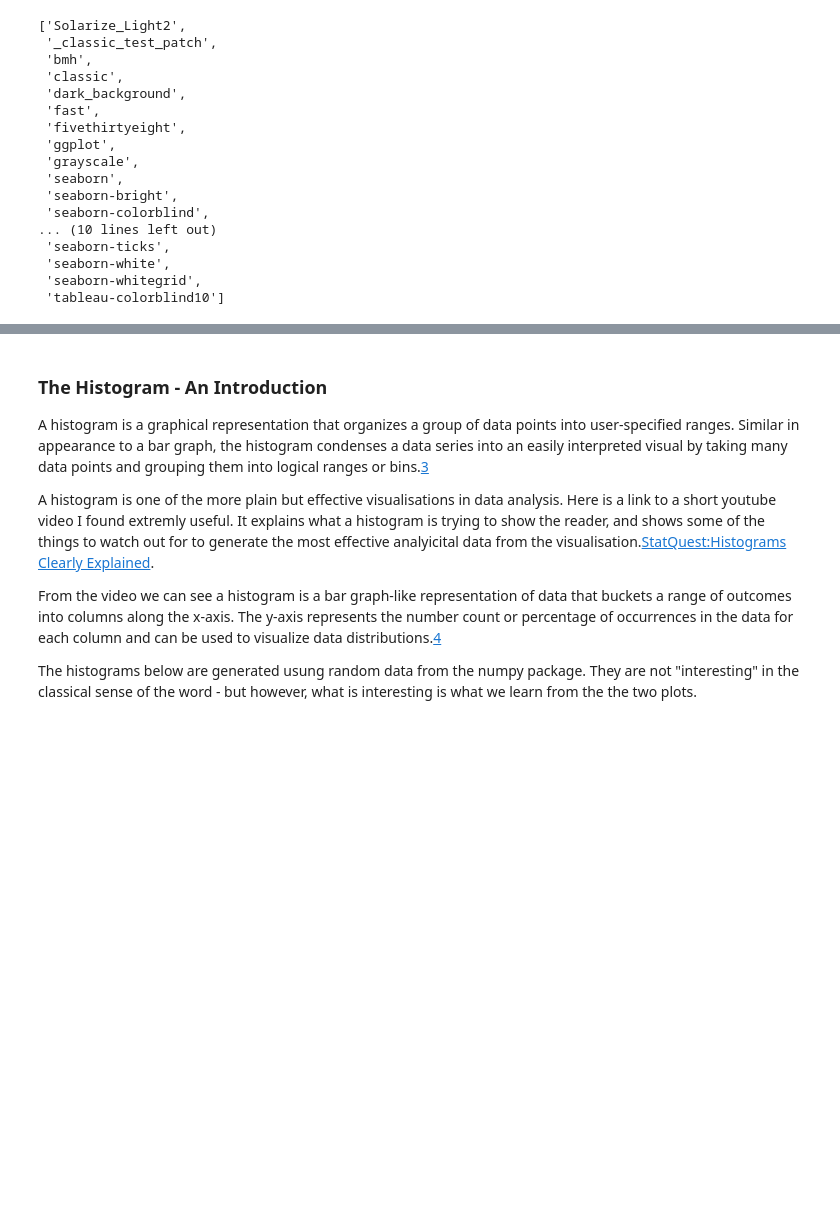
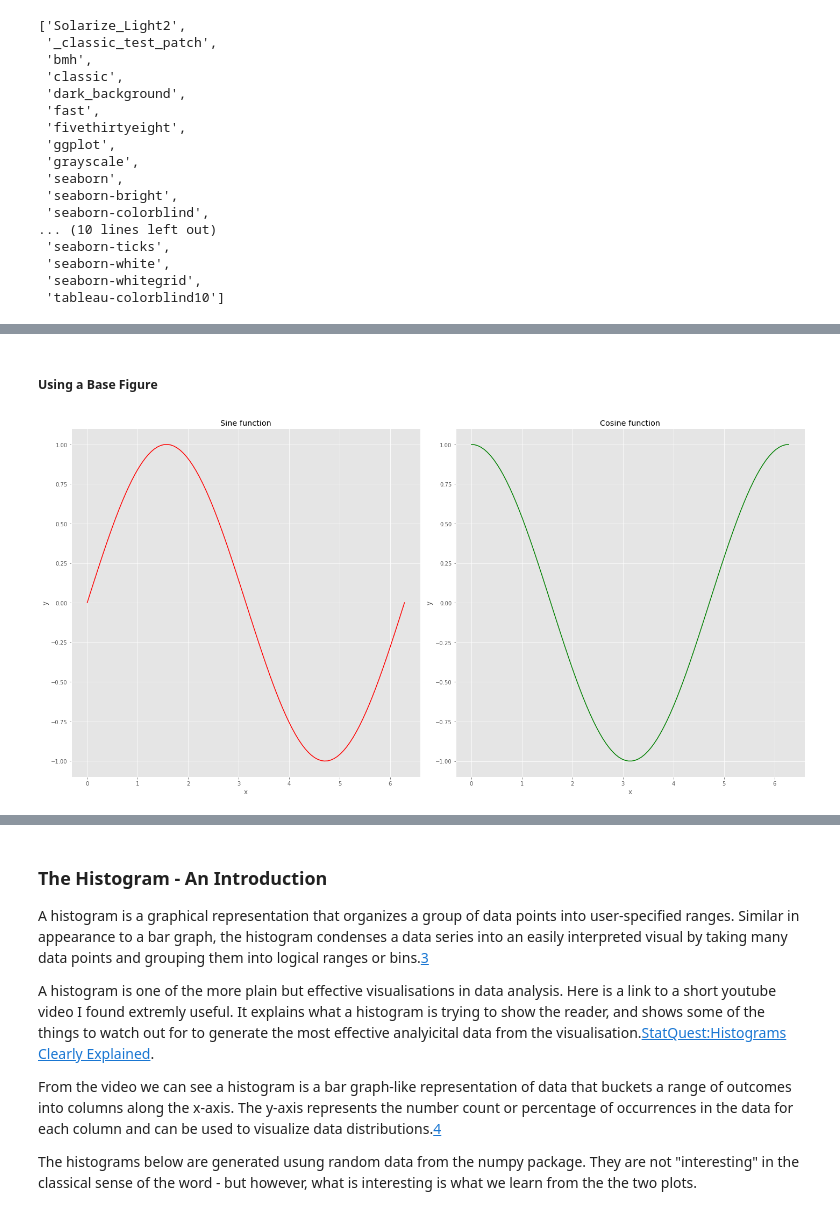
Before and after one commit to Lynch08/Fundementals_Of_Data_Analysis, a Jupyter notebook: pyplot.ipynb, the cells around one changed output, grey strips where cells are left out. Cells and saved outputs as stored; diff of their text form; code cells hidden in the pictures; blank space fills up the shorter version.

```diff
--- a/pyplot.ipynb
+++ b/pyplot.ipynb
@@ -113,0 +176,31 @@ plt.style.available
+# %% [markdown]
+##### Using a Base Figure
+# %%
+# Defines a variable for your array of subplots
+fig = plt.figure(figsize=(20,10))
+
+# Adds a subplot to the array
+ax1 = fig.add_subplot(1,2,1)
+
+#Plot 1
+# Plots the sine function on the first subplot
+ax1.plot(x,y,'r')
+ax1.set_title("Sine function")
+ax1.set_xlabel("x")
+ax1.set_ylabel("y")
+ax1.grid(True)
+
+# Plot 2
+# Plots the cosine function on the second subplot
+# Adds second subplot to the array
+ax2 = fig.add_subplot(1,2,2)
+ax2.plot(x,y1,'g')
+ax2.set_title("Cosine function")
+ax2.set_xlabel("x")
+ax2.set_ylabel("y")
+ax2.grid(True)
+
+# Ensure no overlapping
+plt.tight_layout()
+# %% [output]
+[figure, added]
```
Also changed, not shown: parts of 38 cells of this notebook.
